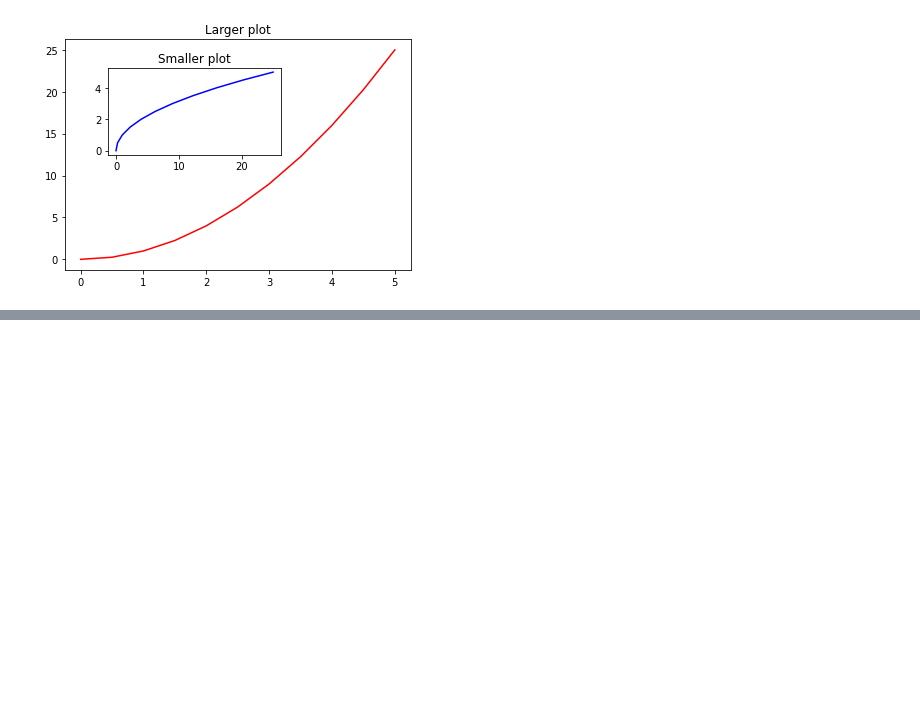
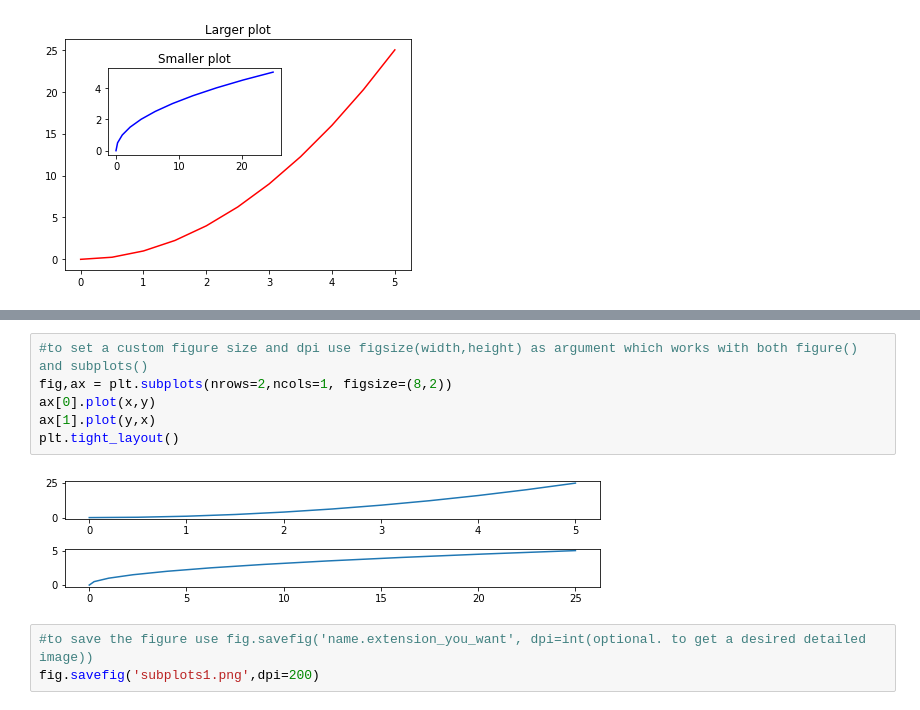
Before and after one commit to MIDAS-26/DS_ML, a Jupyter notebook: Matplotlib_Basics.ipynb, the cells around one changed output, grey strips where cells are left out. Drawn from its saved outputs; the diff is of its cells as text; blank space fills up the shorter version.

```diff
--- a/Matplotlib_Basics.ipynb
+++ b/Matplotlib_Basics.ipynb
@@ -79,0 +100,11 @@ fig,axes = plt.subplots(nrows=1, ncols=2)
+# %%
+#to set a custom figure size and dpi use figsize(width,height) as argument which works with both figure() and subplots()
+fig,ax = plt.subplots(nrows=2,ncols=1, figsize=(8,2))
+ax[0].plot(x,y)
+ax[1].plot(y,x)
+plt.tight_layout()
+# %% [output]
+[figure, added]
+# %%
+#to save the figure use fig.savefig('name.extension_you_want', dpi=int(optional. to get a desired detailed image))
+fig.savefig('subplots1.png',dpi=200)
```
Also changed, not shown: parts of 3 cells of this notebook, 1 other file.
